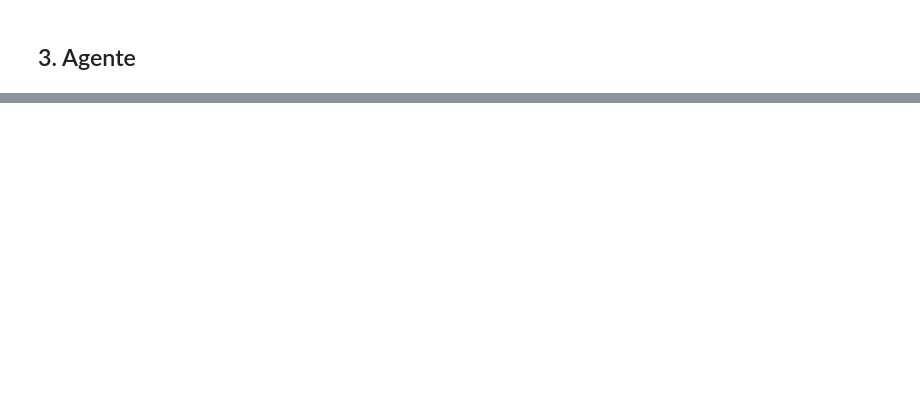
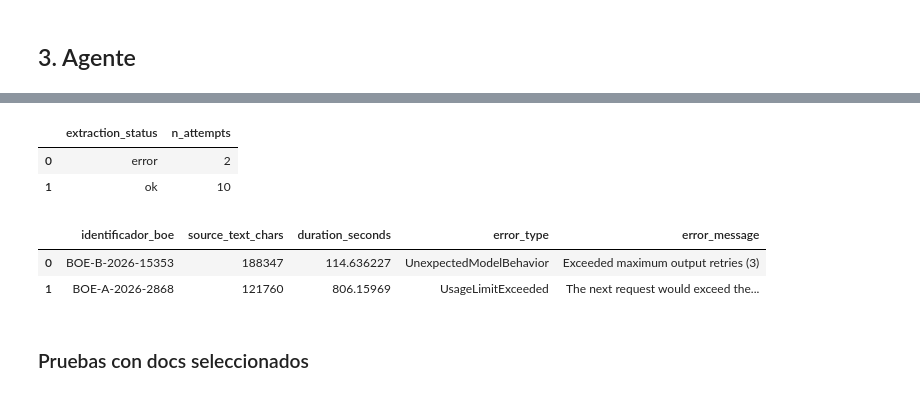
Before and after one commit to bererei/tfm-renewables-permitting-tracker, a Jupyter notebook: notebooks/07_extraccion_ia.ipynb, the cells around one changed output, grey strips where cells are left out. Drawn from its saved outputs; the diff is of its cells as text; code cells hidden in the pictures; blank space fills up the shorter version.

```diff
--- a/notebooks/07_extraccion_ia.ipynb
+++ b/notebooks/07_extraccion_ia.ipynb
@@ -1535,25 +2882,0 @@ def upsert_ai_extractions(
-# %%
-df = pd.read_parquet(BOE_CANDIDATES_DOCS_TEXT_PATH)
-
-required_input_cols = {
-    "identificador",
-    "fecha_publicacion",
-    "titulo",
-    "xml_status",
-    "texto_limpio",
-}
-
-validate_required_columns(
-    df,
-    required_input_cols,
-)
-
-df = df.loc[
-    (df["xml_status"] == "ok")
-    & df["texto_limpio"].notna()
-    & (df["texto_limpio"].astype(str).str.len() > 0)
-].copy()
-
-df["identificador"] = df["identificador"].astype("string")
-
-print(f"{len(df)=}")
@@ -2602,0 +4645,42 @@ display(project_mentions)
+# %%
+test_status_summary = (
+    long_test_results["new_attempts"]
+    .groupby(
+        "extraction_status",
+        dropna=False,
+    )
+    .size()
+    .rename("n_attempts")
+    .reset_index()
+)
+
+display(test_status_summary)
+# %% [output]
+|  | extraction_status | n_attempts |
+| 0 | error | 2 |
+| 1 | ok | 10 |
+# %%
+test_errors = (
+    long_test_results["new_attempts"]
+    .loc[
+        lambda df: df["extraction_status"].ne("ok")
+    ]
+    [
+        [
+            "identificador_boe",
+            "source_text_chars",
+            "duration_seconds",
+            "error_type",
+            "error_message",
+        ]
+    ]
+    .reset_index(drop=True)
+)
+
+display(test_errors)
+# %% [output]
+|  | identificador_boe | source_text_chars | duration_seconds | error_type | error_message |
+| 0 | BOE-B-2026-15353 | 188347 | 114.636227 | UnexpectedModelBehavior | Exceeded maximum output retries (3) |
+| 1 | BOE-A-2026-2868 | 121760 | 806.15969 | UsageLimitExceeded | The next request would exceed the... |
+# %% [markdown]
+### Pruebas con docs seleccionados
```
Also changed, not shown: parts of 150 cells of this notebook, 5 other files.
